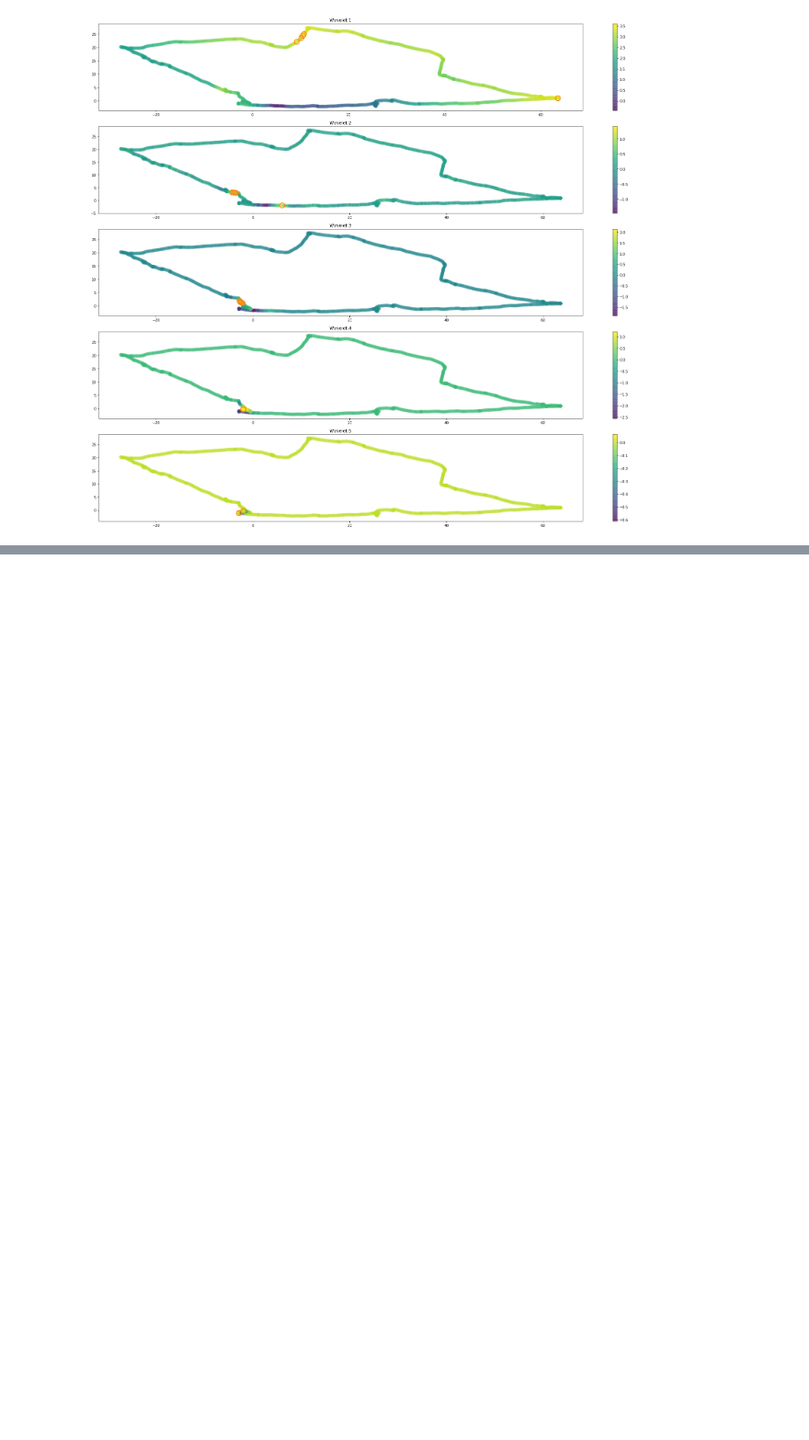
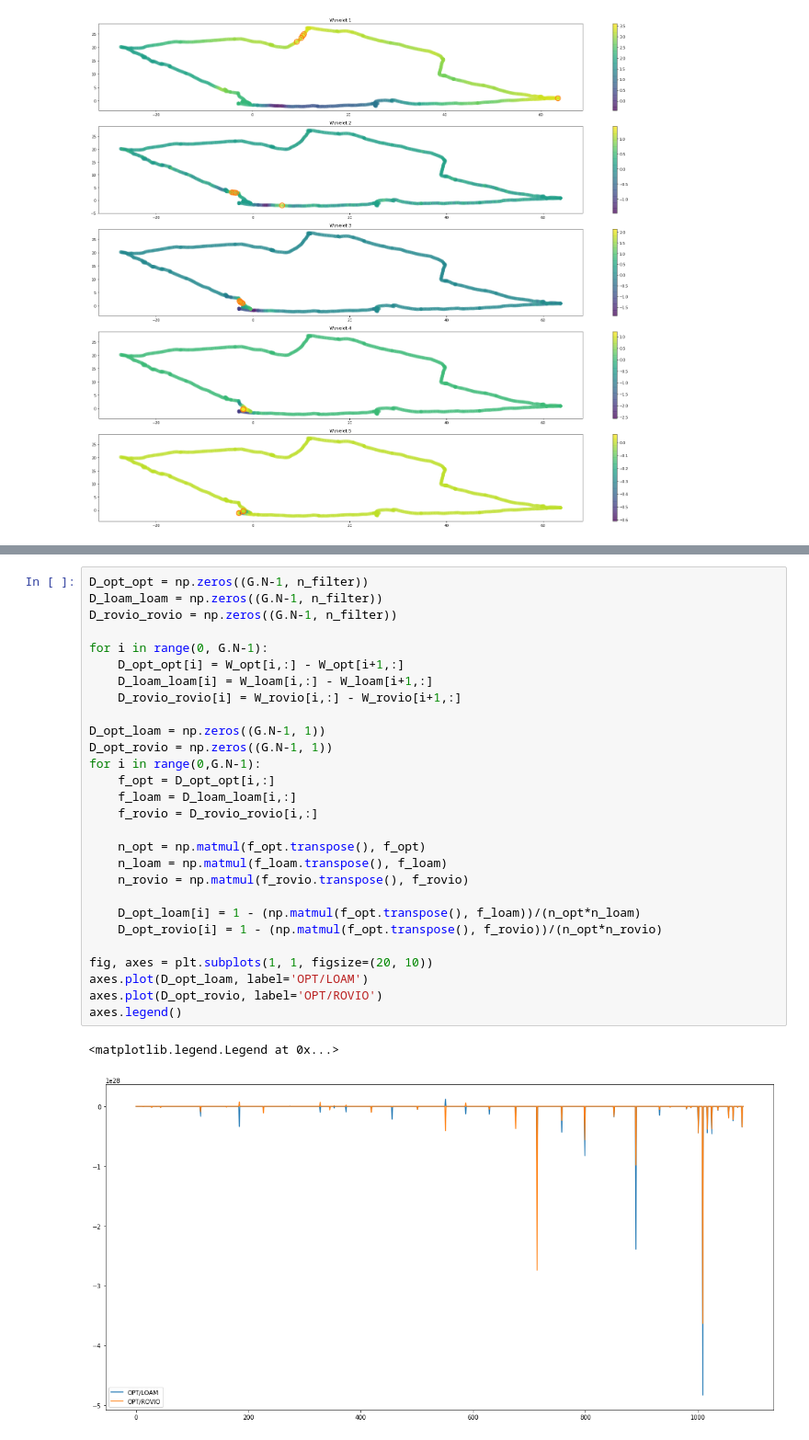
Before and after one commit to ethz-asl/fgsp, a Jupyter notebook: src/Mission_03_test_new_graph.ipynb, the cells around one changed output, grey strips where cells are left out. Shown at 92% size. Drawn from its saved outputs; the diff is of its cells as text; blank space fills up the shorter version.

```diff
--- a/src/Mission_03_test_new_graph.ipynb
+++ b/src/Mission_03_test_new_graph.ipynb
@@ -227,0 +360,31 @@ fig.tight_layout()
+# %%
+D_opt_opt = np.zeros((G.N-1, n_filter))
+D_loam_loam = np.zeros((G.N-1, n_filter))
+D_rovio_rovio = np.zeros((G.N-1, n_filter))
+
+for i in range(0, G.N-1):
+    D_opt_opt[i] = W_opt[i,:] - W_opt[i+1,:]
+    D_loam_loam[i] = W_loam[i,:] - W_loam[i+1,:]
+    D_rovio_rovio[i] = W_rovio[i,:] - W_rovio[i+1,:]
+
+D_opt_loam = np.zeros((G.N-1, 1))
+D_opt_rovio = np.zeros((G.N-1, 1))
+for i in range(0,G.N-1):
+    f_opt = D_opt_opt[i,:]
+    f_loam = D_loam_loam[i,:]
+    f_rovio = D_rovio_rovio[i,:]
+
+    n_opt = np.matmul(f_opt.transpose(), f_opt)
+    n_loam = np.matmul(f_loam.transpose(), f_loam)
+    n_rovio = np.matmul(f_rovio.transpose(), f_rovio)
+
+    D_opt_loam[i] = 1 - (np.matmul(f_opt.transpose(), f_loam))/(n_opt*n_loam)
+    D_opt_rovio[i] = 1 - (np.matmul(f_opt.transpose(), f_rovio))/(n_opt*n_rovio)
+
+fig, axes = plt.subplots(1, 1, figsize=(20, 10))
+axes.plot(D_opt_loam, label='OPT/LOAM')
+axes.plot(D_opt_rovio, label='OPT/ROVIO')
+axes.legend()
+# %% [output]
+<matplotlib.legend.Legend at 0x...>
+[figure, added]
```
Also changed, not shown: parts of 10 cells of this notebook, 4 other files.
